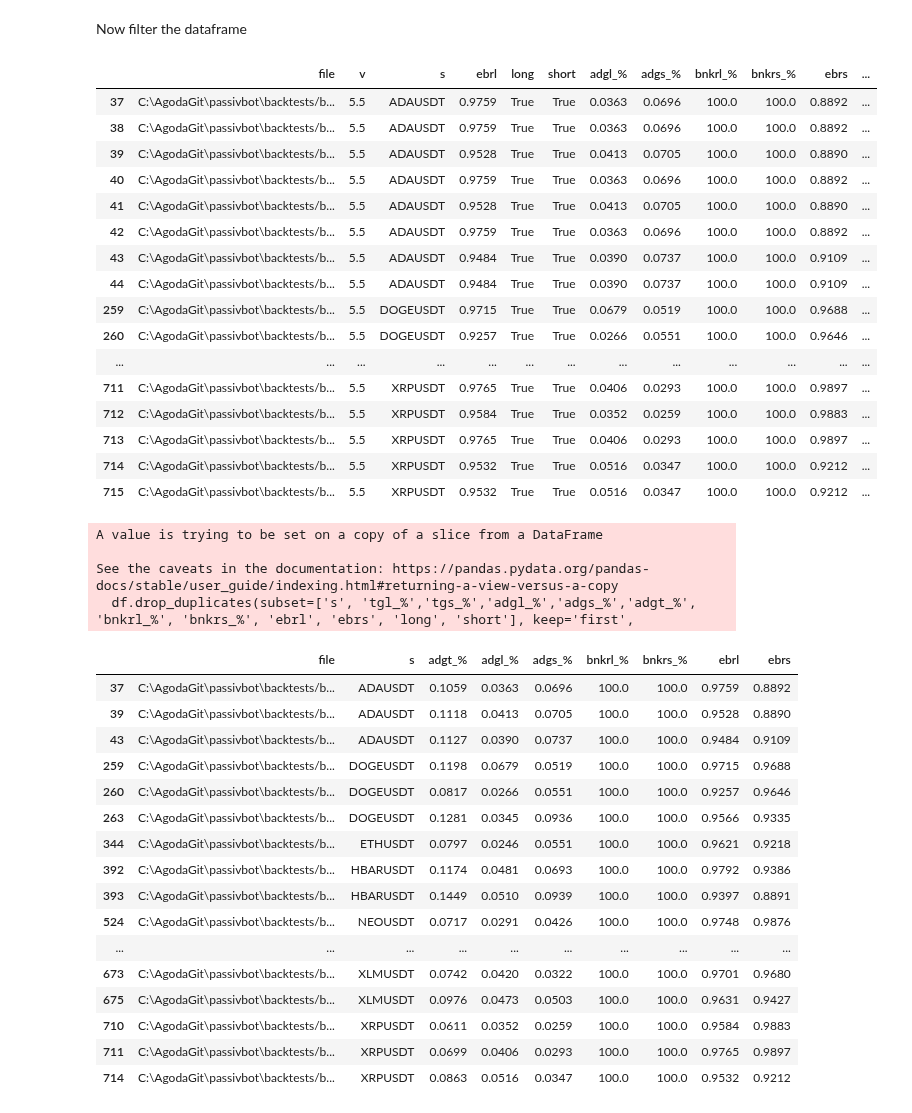
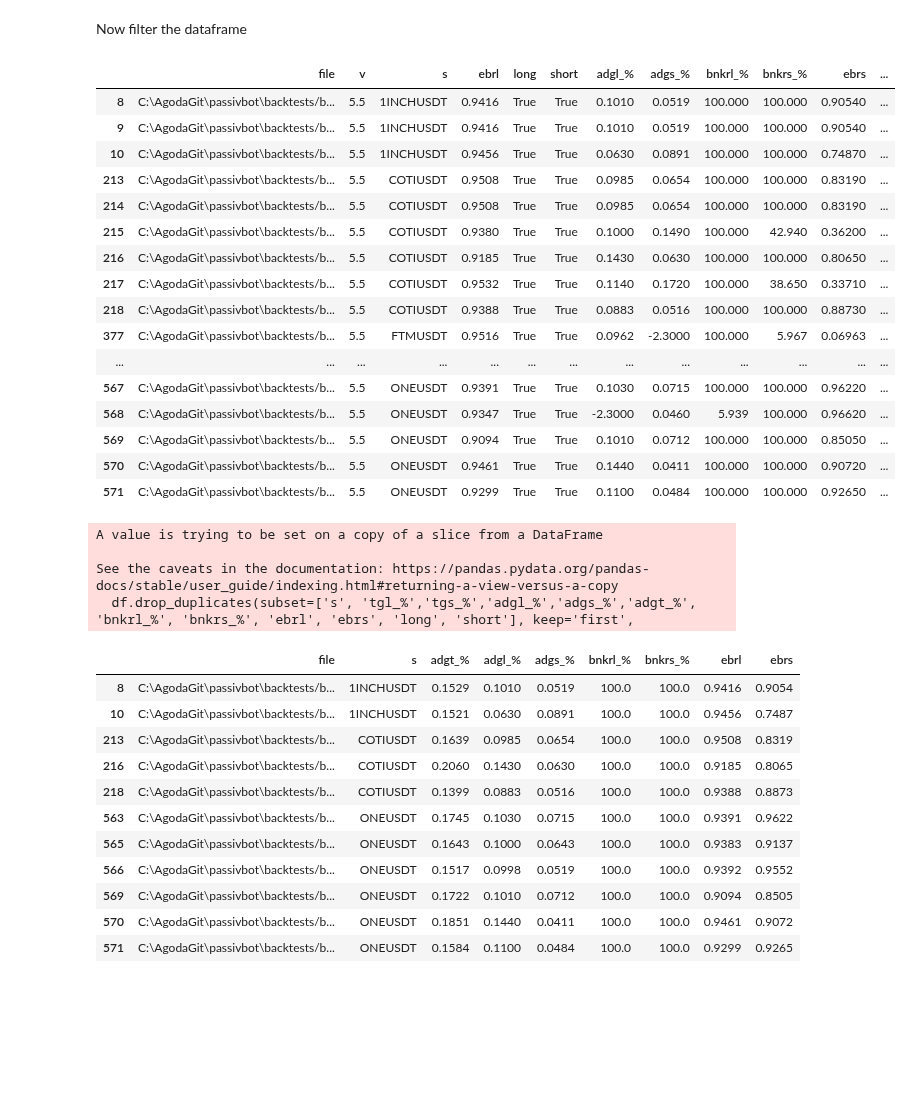
Before and after one commit to shroukkhan/passivbot, a Jupyter notebook: analyze_result.ipynb, the cells around one changed output. Cells and saved outputs as stored; diff of their text form; code cells hidden in the pictures; blank space fills up the shorter version.

```diff
--- a/analyze_result.ipynb
+++ b/analyze_result.ipynb
@@ -81,59 +81,51 @@ allowed_symbols = ["ETHUSDT", "XRPUSDT", "1000SHIBUSDT", "DOGEUSDT", "ADAUSDT",
                    "ONEUSDT", "OMGUSDT", "XLMUSDT", "RUNEUSDT", "ENJUSDT",
                    "CELRUSDT", "SXPUSDT", "1INCHUSDT", "SRMUSDT", "COTIUSDT",
                    "ZECUSDT", "QTUMUSDT", "GRTUSDT", "DENTUSDT", "SFPUSDT",
                    "STORJUSDT", "IOTAUSDT", "HOTUSDT", "NEOUSDT", "COMPUSDT",
                    "LINAUSDT", "KAVAUSDT", "BATUSDT", "WAVESUSDT", "IOSTUSDT",
                    "ALPHAUSDT", "RLCUSDT", "HBARUSDT", "DODOUSDT", "XMRUSDT",
                    "SNXUSDT", "ANKRUSDT", "DASHUSDT", "REEFUSDT", "ZENUSDT",
                    "CVCUSDT", "RENUSDT", "ICXUSDT", "RSRUSDT", "SKLUSDT",
                    "NKNUSDT", "BELUSDT", "ONTUSDT", "OGNUSDT", "BLZUSDT",
                    "MTLUSDT", "CTKUSDT", "RVNUSDT", "LITUSDT", "MKRUSDT",
                    "OCEANUSDT", "ZILUSDT", "UNFIUSDT", "BANDUSDT", "YFIIUSDT",
                    "TOMOUSDT", "TRBUSDT", "KNCUSDT", "STMXUSDT", "ZRXUSDT",
                    "SCUSDT", "AKROUSDT", "XEMUSDT", "FLMUSDT", "BALUSDT",
                    "BTSUSDT", "DGBUSDT", "DEFIUSDT"]
 
-allowed_symbols = ["NEOUSDT",
-"XLMUSDT",
-"HBARUSDT",
-"SXPUSDT",
-"ETHUSDT",
-"XRPUSDT",
-"1000SHIBUSDT",
-"DOGEUSDT",
-"ADAUSDT",]
+allowed_symbols = ["FTMUSDT","ONEUSDT","COTIUSDT","1INCHUSDT"]
 big_data['adgt_%'] = big_data['adgl_%']+big_data['adgs_%']
 df = big_data[(big_data.s.isin(allowed_symbols))
               & (big_data['long'] == True)
               & (big_data['short'] == True)
-              #& (big_data['adgt_%'] > 0.1 )
+              & (big_data['adgt_%'] > 0.1 )
               & (big_data['bnkrl_%'] > 95.0)
               & (big_data['bnkrs_%'] > 95.0)
               & (big_data['v'] == '5.5')
 
     # & (big_data['tg_%'] > 10)
     # & (big_data['ebr'] > .85)
               ]
 #df['total_adg'] = big_data['adgl_%'] + big_data['adgs_%']
 df
 # %% [output]
 |  | file | v | s | ebrl | long | short | adgl_% | adgs_% | bnkrl_% | bnkrs_% | ebrs | ... |
-| 37 | C:\AgodaGit\passivbot\backtests/b... | 5.5 | ADAUSDT | 0.9759 | True | True | 0.0363 | 0.0696 | 100.0 | 100.0 | 0.8892 | ... |
-| 38 | C:\AgodaGit\passivbot\backtests/b... | 5.5 | ADAUSDT | 0.9759 | True | True | 0.0363 | 0.0696 | 100.0 | 100.0 | 0.8892 | ... |
-| 39 | C:\AgodaGit\passivbot\backtests/b... | 5.5 | ADAUSDT | 0.9528 | True | True | 0.0413 | 0.0705 | 100.0 | 100.0 | 0.8890 | ... |
-| 40 | C:\AgodaGit\passivbot\backtests/b... | 5.5 | ADAUSDT | 0.9759 | True | True | 0.0363 | 0.0696 | 100.0 | 100.0 | 0.8892 | ... |
-| 41 | C:\AgodaGit\passivbot\backtests/b... | 5.5 | ADAUSDT | 0.9528 | True | True | 0.0413 | 0.0705 | 100.0 | 100.0 | 0.8890 | ... |
-| 42 | C:\AgodaGit\passivbot\backtests/b... | 5.5 | ADAUSDT | 0.9759 | True | True | 0.0363 | 0.0696 | 100.0 | 100.0 | 0.8892 | ... |
-| 43 | C:\AgodaGit\passivbot\backtests/b... | 5.5 | ADAUSDT | 0.9484 | True | True | 0.0390 | 0.0737 | 100.0 | 100.0 | 0.9109 | ... |
-| 44 | C:\AgodaGit\passivbot\backtests/b... | 5.5 | ADAUSDT | 0.9484 | True | True | 0.0390 | 0.0737 | 100.0 | 100.0 | 0.9109 | ... |
-| 259 | C:\AgodaGit\passivbot\backtests/b... | 5.5 | DOGEUSDT | 0.9715 | True | True | 0.0679 | 0.0519 | 100.0 | 100.0 | 0.9688 | ... |
-| 260 | C:\AgodaGit\passivbot\backtests/b... | 5.5 | DOGEUSDT | 0.9257 | True | True | 0.0266 | 0.0551 | 100.0 | 100.0 | 0.9646 | ... |
+| 8 | C:\AgodaGit\passivbot\backtests/b... | 5.5 | 1INCHUSDT | 0.9416 | True | True | 0.1010 | 0.0519 | 100.000 | 100.000 | 0.90540 | ... |
+| 9 | C:\AgodaGit\passivbot\backtests/b... | 5.5 | 1INCHUSDT | 0.9416 | True | True | 0.1010 | 0.0519 | 100.000 | 100.000 | 0.90540 | ... |
+| 10 | C:\AgodaGit\passivbot\backtests/b... | 5.5 | 1INCHUSDT | 0.9456 | True | True | 0.0630 | 0.0891 | 100.000 | 100.000 | 0.74870 | ... |
+| 213 | C:\AgodaGit\passivbot\backtests/b... | 5.5 | COTIUSDT | 0.9508 | True | True | 0.0985 | 0.0654 | 100.000 | 100.000 | 0.83190 | ... |
+| 214 | C:\AgodaGit\passivbot\backtests/b... | 5.5 | COTIUSDT | 0.9508 | True | True | 0.0985 | 0.0654 | 100.000 | 100.000 | 0.83190 | ... |
+| 215 | C:\AgodaGit\passivbot\backtests/b... | 5.5 | COTIUSDT | 0.9380 | True | True | 0.1000 | 0.1490 | 100.000 | 42.940 | 0.36200 | ... |
+| 216 | C:\AgodaGit\passivbot\backtests/b... | 5.5 | COTIUSDT | 0.9185 | True | True | 0.1430 | 0.0630 | 100.000 | 100.000 | 0.80650 | ... |
+| 217 | C:\AgodaGit\passivbot\backtests/b... | 5.5 | COTIUSDT | 0.9532 | True | True | 0.1140 | 0.1720 | 100.000 | 38.650 | 0.33710 | ... |
+| 218 | C:\AgodaGit\passivbot\backtests/b... | 5.5 | COTIUSDT | 0.9388 | True | True | 0.0883 | 0.0516 | 100.000 | 100.000 | 0.88730 | ... |
+| 377 | C:\AgodaGit\passivbot\backtests/b... | 5.5 | FTMUSDT | 0.9516 | True | True | 0.0962 | -2.3000 | 100.000 | 5.967 | 0.06963 | ... |
 | ... | ... | ... | ... | ... | ... | ... | ... | ... | ... | ... | ... | ... |
-| 711 | C:\AgodaGit\passivbot\backtests/b... | 5.5 | XRPUSDT | 0.9765 | True | True | 0.0406 | 0.0293 | 100.0 | 100.0 | 0.9897 | ... |
-| 712 | C:\AgodaGit\passivbot\backtests/b... | 5.5 | XRPUSDT | 0.9584 | True | True | 0.0352 | 0.0259 | 100.0 | 100.0 | 0.9883 | ... |
-| 713 | C:\AgodaGit\passivbot\backtests/b... | 5.5 | XRPUSDT | 0.9765 | True | True | 0.0406 | 0.0293 | 100.0 | 100.0 | 0.9897 | ... |
-| 714 | C:\AgodaGit\passivbot\backtests/b... | 5.5 | XRPUSDT | 0.9532 | True | True | 0.0516 | 0.0347 | 100.0 | 100.0 | 0.9212 | ... |
-| 715 | C:\AgodaGit\passivbot\backtests/b... | 5.5 | XRPUSDT | 0.9532 | True | True | 0.0516 | 0.0347 | 100.0 | 100.0 | 0.9212 | ... |
+| 567 | C:\AgodaGit\passivbot\backtests/b... | 5.5 | ONEUSDT | 0.9391 | True | True | 0.1030 | 0.0715 | 100.000 | 100.000 | 0.96220 | ... |
+| 568 | C:\AgodaGit\passivbot\backtests/b... | 5.5 | ONEUSDT | 0.9347 | True | True | -2.3000 | 0.0460 | 5.939 | 100.000 | 0.96620 | ... |
+| 569 | C:\AgodaGit\passivbot\backtests/b... | 5.5 | ONEUSDT | 0.9094 | True | True | 0.1010 | 0.0712 | 100.000 | 100.000 | 0.85050 | ... |
+| 570 | C:\AgodaGit\passivbot\backtests/b... | 5.5 | ONEUSDT | 0.9461 | True | True | 0.1440 | 0.0411 | 100.000 | 100.000 | 0.90720 | ... |
+| 571 | C:\AgodaGit\passivbot\backtests/b... | 5.5 | ONEUSDT | 0.9299 | True | True | 0.1100 | 0.0484 | 100.000 | 100.000 | 0.92650 | ... |
 # %%
 df.drop_duplicates(subset=['s', 'tgl_%','tgs_%','adgl_%','adgs_%','adgt_%', 'bnkrl_%', 'bnkrs_%', 'ebrl', 'ebrs', 'long', 'short'], keep='first',
                    inplace=True)
@@ -145,19 +137,14 @@ A value is trying to be set on a copy of a slice from a DataFrame
 See the caveats in the documentation: https://pandas.pydata.org/pandas-docs/stable/user_guide/indexing.html#returning-a-view-versus-a-copy
   df.drop_duplicates(subset=['s', 'tgl_%','tgs_%','adgl_%','adgs_%','adgt_%', 'bnkrl_%', 'bnkrs_%', 'ebrl', 'ebrs', 'long', 'short'], keep='first',
 |  | file | s | adgt_% | adgl_% | adgs_% | bnkrl_% | bnkrs_% | ebrl | ebrs |
-| 37 | C:\AgodaGit\passivbot\backtests/b... | ADAUSDT | 0.1059 | 0.0363 | 0.0696 | 100.0 | 100.0 | 0.9759 | 0.8892 |
-| 39 | C:\AgodaGit\passivbot\backtests/b... | ADAUSDT | 0.1118 | 0.0413 | 0.0705 | 100.0 | 100.0 | 0.9528 | 0.8890 |
-| 43 | C:\AgodaGit\passivbot\backtests/b... | ADAUSDT | 0.1127 | 0.0390 | 0.0737 | 100.0 | 100.0 | 0.9484 | 0.9109 |
-| 259 | C:\AgodaGit\passivbot\backtests/b... | DOGEUSDT | 0.1198 | 0.0679 | 0.0519 | 100.0 | 100.0 | 0.9715 | 0.9688 |
-| 260 | C:\AgodaGit\passivbot\backtests/b... | DOGEUSDT | 0.0817 | 0.0266 | 0.0551 | 100.0 | 100.0 | 0.9257 | 0.9646 |
-| 263 | C:\AgodaGit\passivbot\backtests/b... | DOGEUSDT | 0.1281 | 0.0345 | 0.0936 | 100.0 | 100.0 | 0.9566 | 0.9335 |
-| 344 | C:\AgodaGit\passivbot\backtests/b... | ETHUSDT | 0.0797 | 0.0246 | 0.0551 | 100.0 | 100.0 | 0.9621 | 0.9218 |
-| 392 | C:\AgodaGit\passivbot\backtests/b... | HBARUSDT | 0.1174 | 0.0481 | 0.0693 | 100.0 | 100.0 | 0.9792 | 0.9386 |
-| 393 | C:\AgodaGit\passivbot\backtests/b... | HBARUSDT | 0.1449 | 0.0510 | 0.0939 | 100.0 | 100.0 | 0.9397 | 0.8891 |
-| 524 | C:\AgodaGit\passivbot\backtests/b... | NEOUSDT | 0.0717 | 0.0291 | 0.0426 | 100.0 | 100.0 | 0.9748 | 0.9876 |
-| ... | ... | ... | ... | ... | ... | ... | ... | ... | ... |
-| 673 | C:\AgodaGit\passivbot\backtests/b... | XLMUSDT | 0.0742 | 0.0420 | 0.0322 | 100.0 | 100.0 | 0.9701 | 0.9680 |
-| 675 | C:\AgodaGit\passivbot\backtests/b... | XLMUSDT | 0.0976 | 0.0473 | 0.0503 | 100.0 | 100.0 | 0.9631 | 0.9427 |
-| 710 | C:\AgodaGit\passivbot\backtests/b... | XRPUSDT | 0.0611 | 0.0352 | 0.0259 | 100.0 | 100.0 | 0.9584 | 0.9883 |
-| 711 | C:\AgodaGit\passivbot\backtests/b... | XRPUSDT | 0.0699 | 0.0406 | 0.0293 | 100.0 | 100.0 | 0.9765 | 0.9897 |
-| 714 | C:\AgodaGit\passivbot\backtests/b... | XRPUSDT | 0.0863 | 0.0516 | 0.0347 | 100.0 | 100.0 | 0.9532 | 0.9212 |
+| 8 | C:\AgodaGit\passivbot\backtests/b... | 1INCHUSDT | 0.1529 | 0.1010 | 0.0519 | 100.0 | 100.0 | 0.9416 | 0.9054 |
+| 10 | C:\AgodaGit\passivbot\backtests/b... | 1INCHUSDT | 0.1521 | 0.0630 | 0.0891 | 100.0 | 100.0 | 0.9456 | 0.7487 |
+| 213 | C:\AgodaGit\passivbot\backtests/b... | COTIUSDT | 0.1639 | 0.0985 | 0.0654 | 100.0 | 100.0 | 0.9508 | 0.8319 |
+| 216 | C:\AgodaGit\passivbot\backtests/b... | COTIUSDT | 0.2060 | 0.1430 | 0.0630 | 100.0 | 100.0 | 0.9185 | 0.8065 |
+| 218 | C:\AgodaGit\passivbot\backtests/b... | COTIUSDT | 0.1399 | 0.0883 | 0.0516 | 100.0 | 100.0 | 0.9388 | 0.8873 |
+| 563 | C:\AgodaGit\passivbot\backtests/b... | ONEUSDT | 0.1745 | 0.1030 | 0.0715 | 100.0 | 100.0 | 0.9391 | 0.9622 |
+| 565 | C:\AgodaGit\passivbot\backtests/b... | ONEUSDT | 0.1643 | 0.1000 | 0.0643 | 100.0 | 100.0 | 0.9383 | 0.9137 |
+| 566 | C:\AgodaGit\passivbot\backtests/b... | ONEUSDT | 0.1517 | 0.0998 | 0.0519 | 100.0 | 100.0 | 0.9392 | 0.9552 |
+| 569 | C:\AgodaGit\passivbot\backtests/b... | ONEUSDT | 0.1722 | 0.1010 | 0.0712 | 100.0 | 100.0 | 0.9094 | 0.8505 |
+| 570 | C:\AgodaGit\passivbot\backtests/b... | ONEUSDT | 0.1851 | 0.1440 | 0.0411 | 100.0 | 100.0 | 0.9461 | 0.9072 |
+| 571 | C:\AgodaGit\passivbot\backtests/b... | ONEUSDT | 0.1584 | 0.1100 | 0.0484 | 100.0 | 100.0 | 0.9299 | 0.9265 |
```
Also changed, not shown: parts of 1 cell of this notebook, 4 other files.
